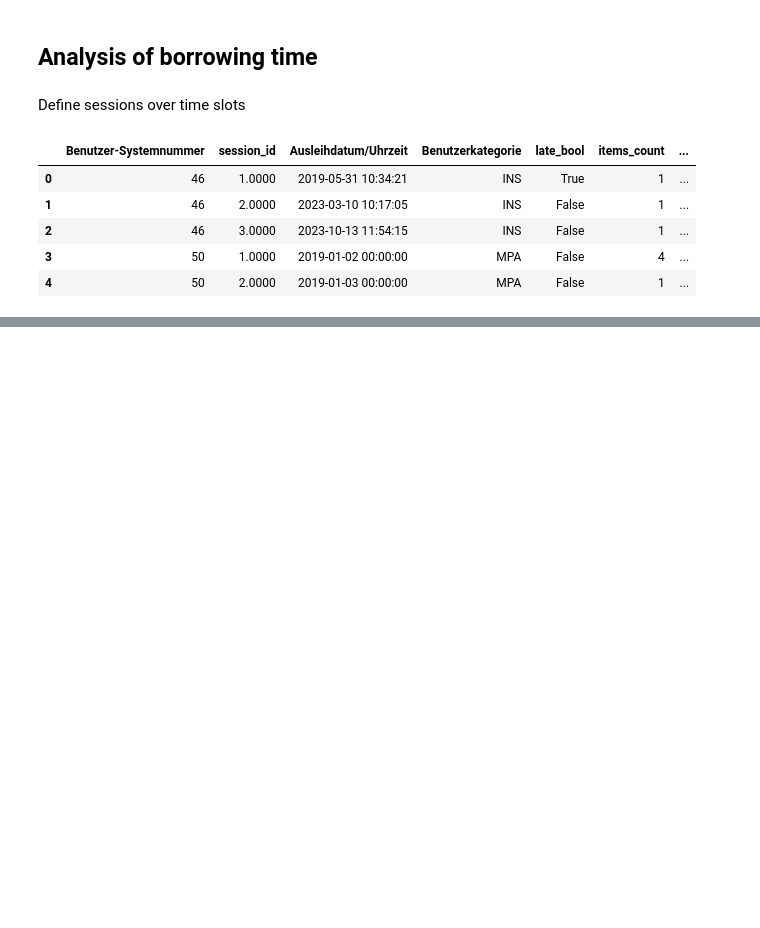
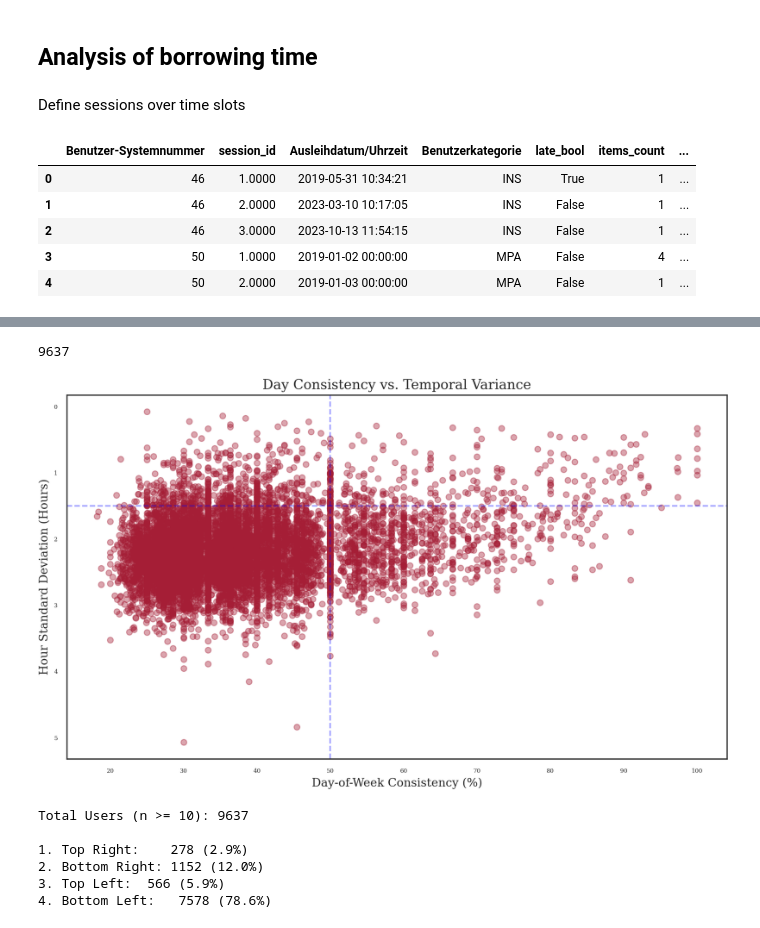
Before and after one commit to RobinAllgeier/Data_Literacy, a Jupyter notebook: exp/04_11_eda_user_behavior_by-date.ipynb, the cells around one changed output, grey strips where cells are left out. Drawn from its saved outputs; the diff is of its cells as text; code cells hidden in the pictures; blank space fills up the shorter version.

```diff
--- a/exp/04_11_eda_user_behavior_by-date.ipynb
+++ b/exp/04_11_eda_user_behavior_by-date.ipynb
@@ -282,7 +287,7 @@ plt.show()
 # %%
 # Calculate average time per user
 user_time_behavior = user_sessions_clean.groupby(USER_ID_COL).agg({
-    'hour': ['mean', 'std', 'count'], # Durchschnitt, Variabilität, Anzahl Besuche
-    'weekday': lambda x: x.mode()[0] if not x.mode().empty else "Unknown" # Lieblingstag
+    'precise_hour': ['mean', 'std', 'count'],
+    'weekday': lambda x: x.mode()[0] if not x.mode().empty else "Unknown"
 })
 user_time_behavior.columns = ['avg_hour', 'hour_spread', 'visit_count', 'fav_day']
@@ -360,0 +375,53 @@ plt.show()
+# %%
+
+cluster_df = user_time_behavior[['avg_hour', 'hour_spread', 'visit_count']].copy()
+cluster_df = user_time_behavior[user_time_behavior['visit_count'] >= MIN_SESSIONS].copy()
+cluster_df['day_consistency'] = clean_consistency
+
+print(len(cluster_df))
+
+plt.figure(figsize=(10, 6))
+
+scatter = plt.scatter(
+    x=cluster_df['day_consistency'],
+    y=cluster_df['hour_spread'],
+    alpha=0.4
+)
+
+plt.axvline(x=50, color='blue', linestyle='--', alpha=0.4) # 50% Day-Consistency
+plt.axhline(y=1.5, color='blue', linestyle='--', alpha=0.4) # 1.5h Standard Deviation
+
+plt.title("Day Consistency vs. Temporal Variance", fontsize=14)
+plt.xlabel("Day-of-Week Consistency (%)", fontsize=12)
+plt.ylabel("Hour Standard Deviation (Hours)", fontsize=12)
+plt.gca().invert_yaxis()
+
+plt.show()
+# %% [output]
+9637
+[figure, added]
+# %%
+
+day_threshold = 50
+time_threshold = 1.5
+
+total_users = len(cluster_df)
+
+top_right = cluster_df[(cluster_df['day_consistency'] >= day_threshold) & (cluster_df['hour_spread'] <= time_threshold)]
+bottom_right = cluster_df[(cluster_df['day_consistency'] >= day_threshold) & (cluster_df['hour_spread'] > time_threshold)]
+top_left = cluster_df[(cluster_df['day_consistency'] < day_threshold) & (cluster_df['hour_spread'] <= time_threshold)]
+bottom_left = cluster_df[(cluster_df['day_consistency'] < day_threshold) & (cluster_df['hour_spread'] > time_threshold)]
+
+# Print results
+print(f"Total Users (n >= {MIN_SESSIONS}): {total_users}\n")
+print(f"1. Top Right:    {len(top_right)} ({len(top_right)/total_users:.1%})")
+print(f"2. Bottom Right: {len(bottom_right)} ({len(bottom_right)/total_users:.1%})")
+print(f"3. Top Left:  {len(top_left)} ({len(top_left)/total_users:.1%})")
+print(f"4. Bottom Left:   {len(bottom_left)} ({len(bottom_left)/total_users:.1%})")
+# %% [output]
+Total Users (n >= 10): 9637
+
+1. Top Right:    278 (2.9%)
+2. Bottom Right: 1152 (12.0%)
+3. Top Left:  566 (5.9%)
+4. Bottom Left:   7578 (78.6%)
```
Also changed, not shown: parts of 15 cells of this notebook.
